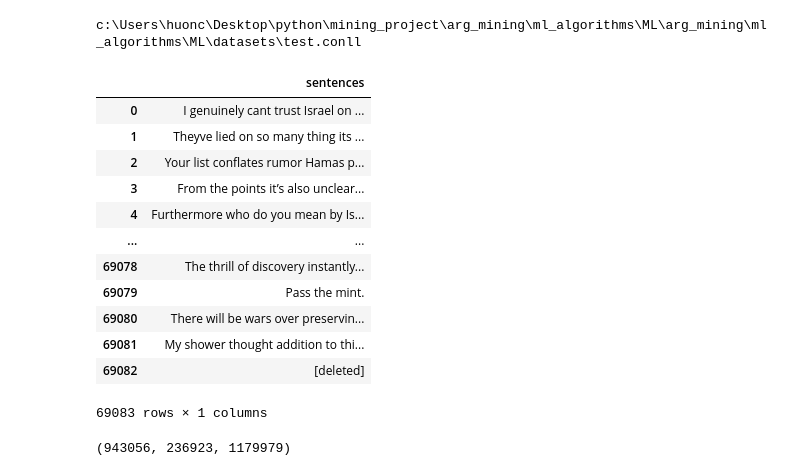
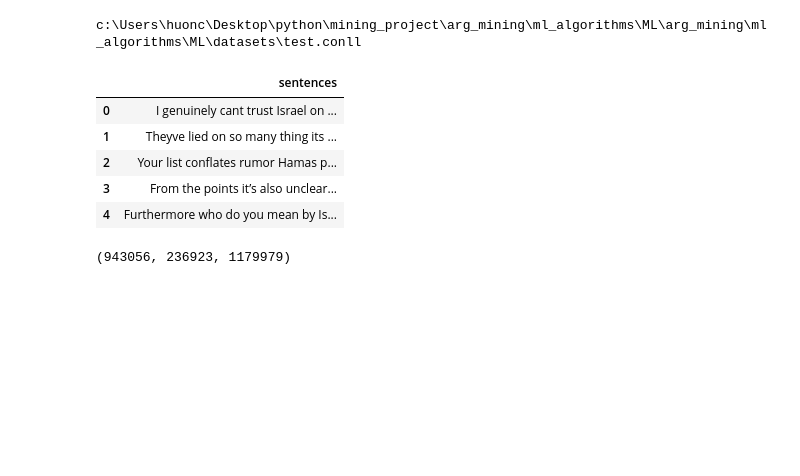
Before and after one commit to PhalHuon/arg_mining, a Jupyter notebook: ml_algorithms/ML/machine_learning.ipynb, the cells around one changed output. Saved outputs shown, nothing was run; the diff lists cells and outputs as text; code cells hidden in the pictures; blank space fills up the shorter version.

```diff
--- a/ml_algorithms/ML/machine_learning.ipynb
+++ b/ml_algorithms/ML/machine_learning.ipynb
@@ -78,21 +78,14 @@ def text_to_dataframe(text):
 
 df = text_to_dataframe(data)
 # %%
-df
+df.head()
 # %% [output]
 |  | sentences |
 | 0 | I genuinely cant trust Israel on ... |
 | 1 | Theyve lied on so many thing its ... |
 | 2 | Your list conflates rumor Hamas p... |
 | 3 | From the points it’s also unclear... |
 | 4 | Furthermore who do you mean by Is... |
-| ... | ... |
-| 69078 | The thrill of discovery instantly... |
-| 69079 | Pass the mint. |
-| 69080 | There will be wars over preservin... |
-| 69081 | My shower thought addition to thi... |
-| 69082 | [deleted] |
-69083 rows × 1 columns
 # %%
 #with open("datasets/full_text_cleaned.txt", encoding = "utf-8", mode = "w") as f:
     #f.write(data)
```
Also changed, not shown: parts of 19 cells of this notebook.
